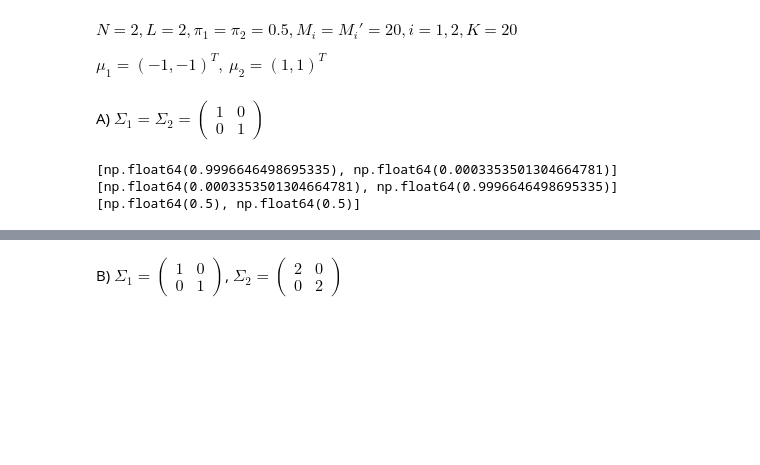
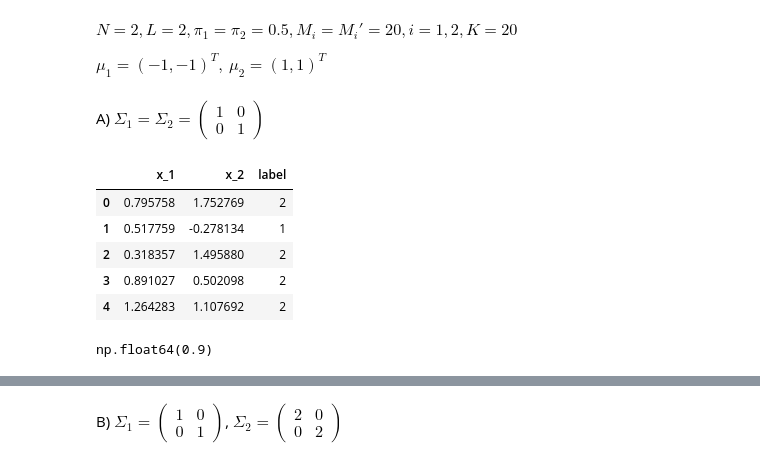
Before and after one commit to Klimentij-Kvl/famcs-archive, a Jupyter notebook: 3-year/Applied Theory of Statistical Solutions/lab3.ipynb, the cells around one changed output, grey strips where cells are left out. Saved outputs shown, nothing was run; the diff lists cells and outputs as text; code cells hidden in the pictures; blank space fills up the shorter version.

```diff
--- a/3-year/Applied Theory of Statistical Solutions/lab3.ipynb
+++ b/3-year/Applied Theory of Statistical Solutions/lab3.ipynb
@@ -113,17 +116,21 @@ A) $\Sigma_1=\Sigma_2=\begin{pmatrix} 1 & 0 \\ 0 & 1 \end{pmatrix}$
 # %%
 sigma = np.array([[1, 0], [0, 1]])
 sigmas_a = np.stack((sigma, sigma))
+# %%
+df_test = generate_sample(2, mus, sigmas_a, 20)
+df_test.head()
+# %% [output]
+|  | x_1 | x_2 | label |
+| 0 | 0.795758 | 1.752769 | 2 |
+| 1 | 0.517759 | -0.278134 | 1 |
+| 2 | 0.318357 | 1.495880 | 2 |
+| 3 | 0.891027 | 0.502098 | 2 |
+| 4 | 1.264283 | 1.107692 | 2 |
 # %%
 densities = bc.gaussian_density(mus, sigmas_a)
 
 bc.set_probability_characteristics(a_priori, densities)
-x1 = np.array([-2, -2])
-x2 = np.array([2, 2])
-x3 = np.array([0, 0])
-print(bc.probabilities(x1))
-print(bc.probabilities(x2))
-print(bc.probabilities(x3))
+y_pred = bc.predict(df_test.iloc[:, :-1].values)
+accuracy_rate(df_test['label'].to_numpy(), y_pred)
 # %% [output]
-[np.float64(0.9996646498695335), np.float64(0.0003353501304664781)]
-[np.float64(0.0003353501304664781), np.float64(0.9996646498695335)]
-[np.float64(0.5), np.float64(0.5)]
+np.float64(0.9)
```
Also changed, not shown: parts of 23 cells of this notebook.
